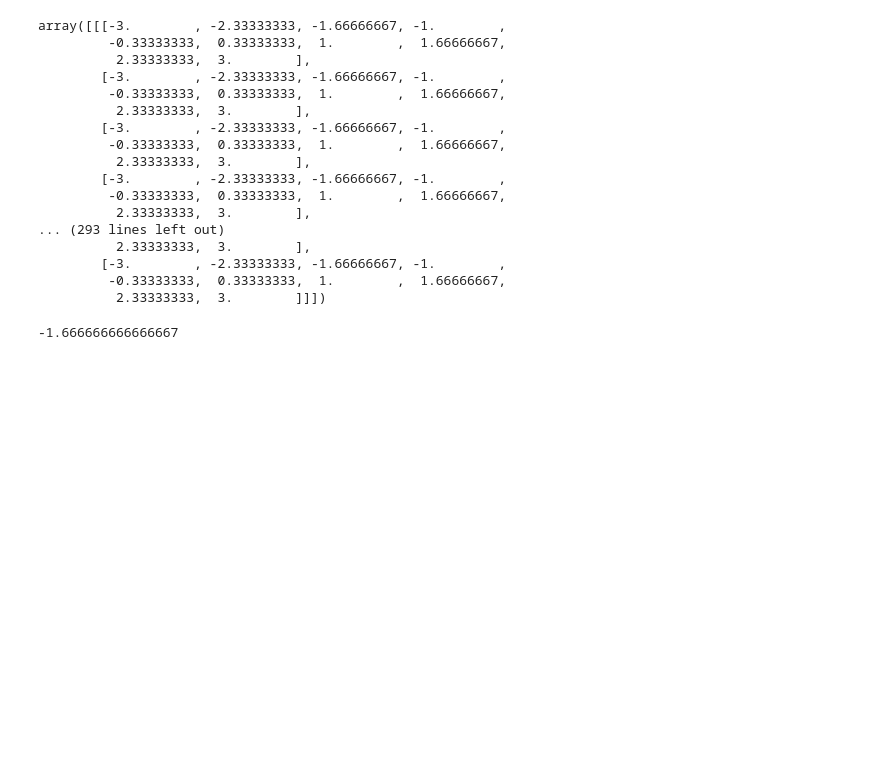
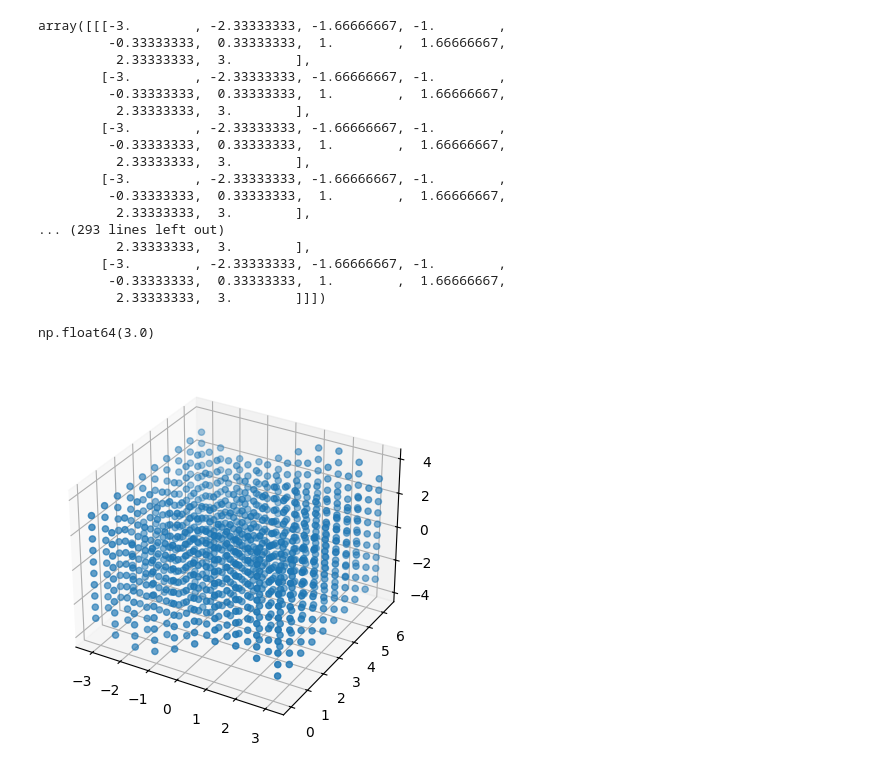
Before and after one commit to parkergeorge30/Phys41, a Jupyter notebook: HW2.ipynb, the cells around one changed output. Saved outputs shown, nothing was run; the diff lists cells and outputs as text; code cells hidden in the pictures; blank space fills up the shorter version.

```diff
--- a/HW2.ipynb
+++ b/HW2.ipynb
@@ -201,6 +201,16 @@ array([[[-3.        , -2.33333333, -1.66666667, -1.        ,
          -0.33333333,  0.33333333,  1.        ,  1.66666667,
           2.33333333,  3.        ]]])
 # %%
-print(func[0,0,2])
+func[9,9,9]
 # %% [output]
--1.666666666666667
+np.float64(3.0)
+# %%
+import matplotlib.pyplot as plt
+
+time = np.linspace(0,10,10)
+ax=plt.axes(projection='3d')
+
+ax.scatter(x,y,func)
+plt.show()
+# %% [output]
+[figure, added]
```
